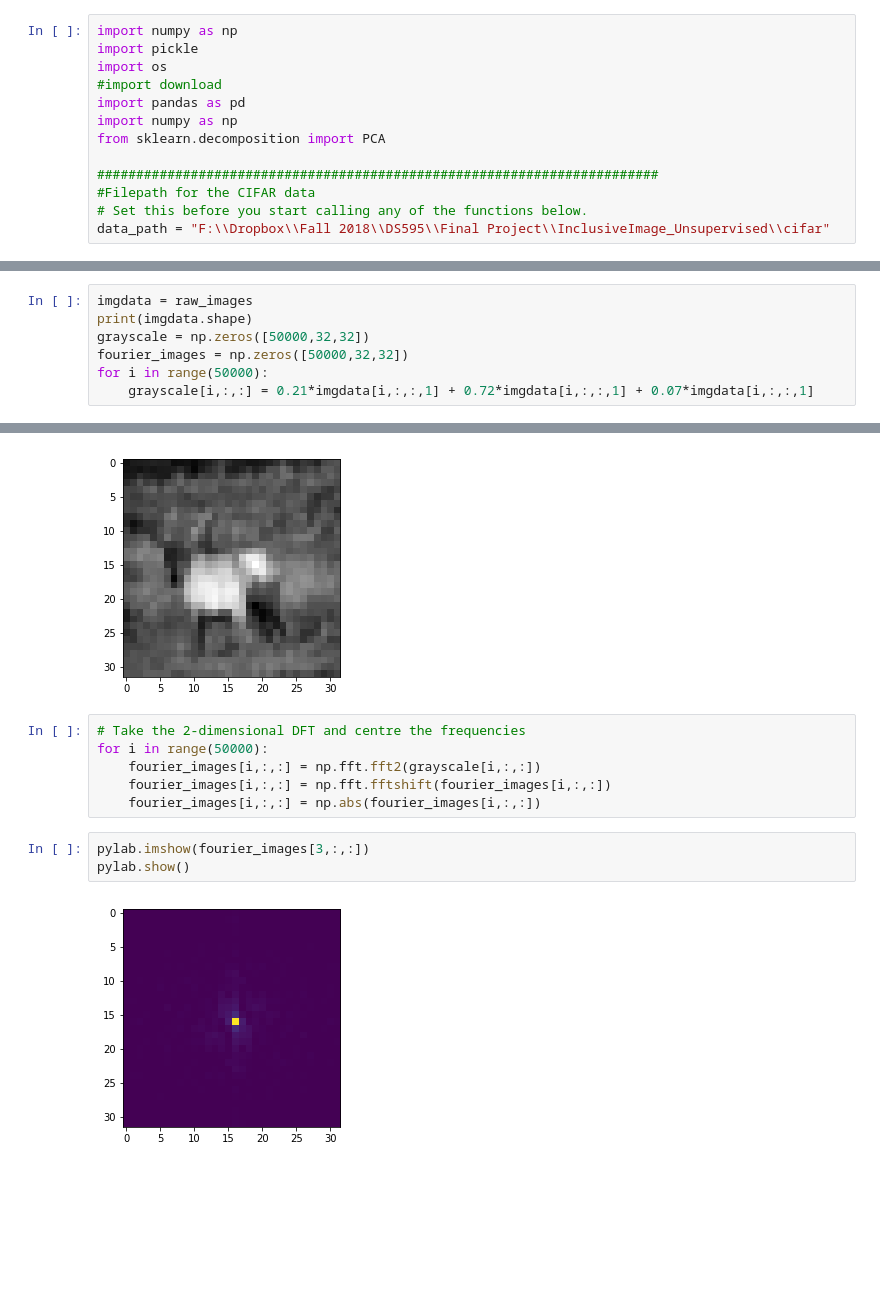
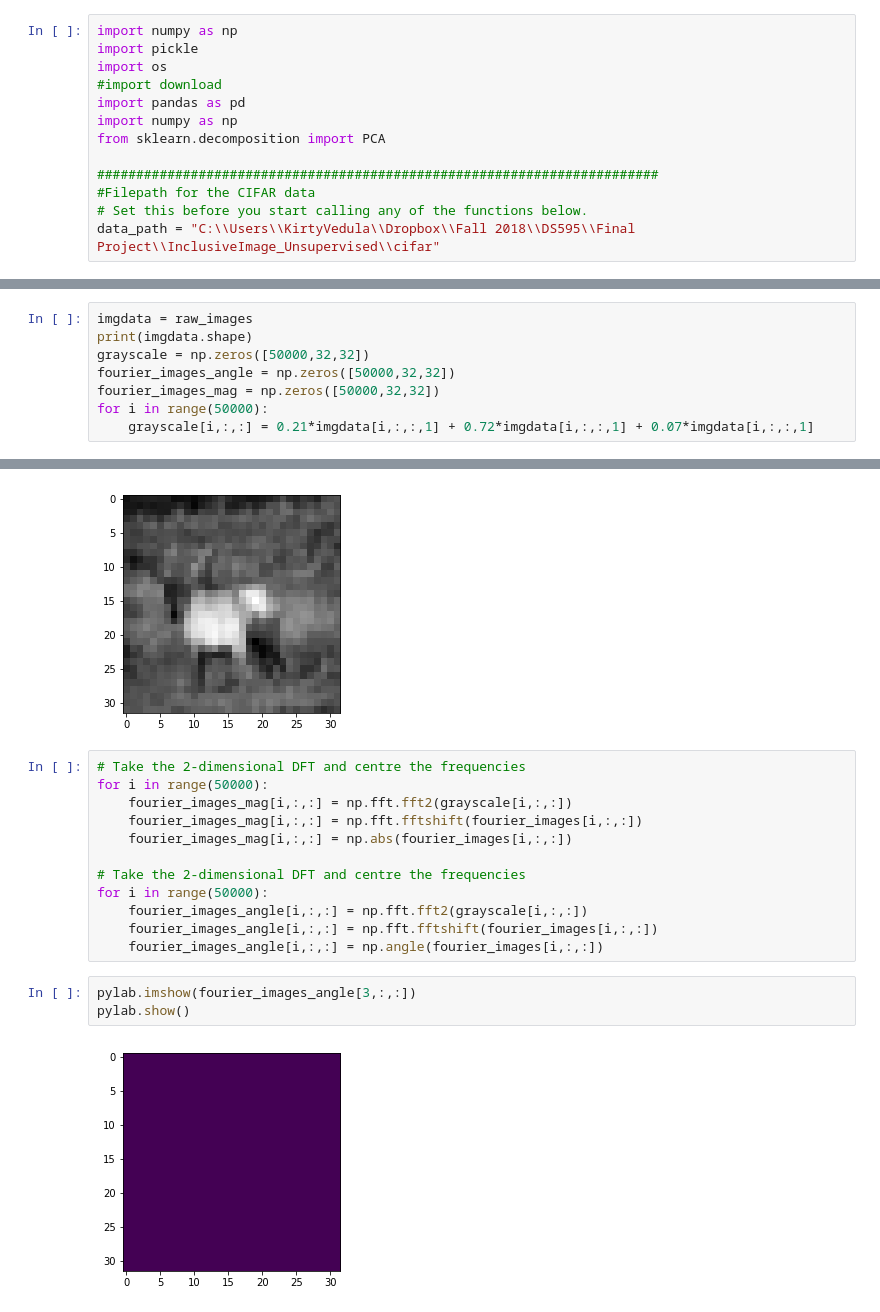
Before and after one commit to ecwitz/InclusiveImage_Unsupervised, a Jupyter notebook: Fourier_Analysis.ipynb, the cells around one changed output, grey strips where cells are left out. Drawn from its saved outputs; the diff is of its cells as text; blank space fills up the shorter version.

```diff
--- a/Fourier_Analysis.ipynb
+++ b/Fourier_Analysis.ipynb
@@ -15,7 +15,7 @@ from sklearn.decomposition import PCA
 ########################################################################
 #Filepath for the CIFAR data
 # Set this before you start calling any of the functions below.
-data_path = "F:\\Dropbox\\Fall 2018\\DS595\\Final Project\\InclusiveImage_Unsupervised\\cifar"
+data_path = "C:\\Users\\KirtyVedula\\Dropbox\\Fall 2018\\DS595\\Final Project\\InclusiveImage_Unsupervised\\cifar"
 # %%
 ########################################################################
 # Various constants for the size of the images.
@@ -200,7 +200,8 @@ Loading data: F:\Dropbox\Fall 2018\DS595\Final Project\InclusiveImage_Unsupervis
 imgdata = raw_images
 print(imgdata.shape)
 grayscale = np.zeros([50000,32,32])
-fourier_images = np.zeros([50000,32,32])
+fourier_images_angle = np.zeros([50000,32,32])
+fourier_images_mag = np.zeros([50000,32,32])
 for i in range(50000):
     grayscale[i,:,:] = 0.21*imgdata[i,:,:,1] + 0.72*imgdata[i,:,:,1] + 0.07*imgdata[i,:,:,1]
 # %% [output]
@@ -216,11 +217,17 @@ pylab.show()
 # %%
 # Take the 2-dimensional DFT and centre the frequencies
 for i in range(50000):
-    fourier_images[i,:,:] = np.fft.fft2(grayscale[i,:,:])
-    fourier_images[i,:,:] = np.fft.fftshift(fourier_images[i,:,:])
-    fourier_images[i,:,:] = np.abs(fourier_images[i,:,:])
+    fourier_images_mag[i,:,:] = np.fft.fft2(grayscale[i,:,:])
+    fourier_images_mag[i,:,:] = np.fft.fftshift(fourier_images[i,:,:])
+    fourier_images_mag[i,:,:] = np.abs(fourier_images[i,:,:])
+
+# Take the 2-dimensional DFT and centre the frequencies
+for i in range(50000):
+    fourier_images_angle[i,:,:] = np.fft.fft2(grayscale[i,:,:])
+    fourier_images_angle[i,:,:] = np.fft.fftshift(fourier_images[i,:,:])
+    fourier_images_angle[i,:,:] = np.angle(fourier_images[i,:,:])
 # %%
-pylab.imshow(fourier_images[3,:,:])
+pylab.imshow(fourier_images_angle[3,:,:])
 pylab.show()
 # %% [output]
-[figure, old version]
+[figure, new version]
```
Also changed, not shown: parts of 10 cells of this notebook, 2 other files.
